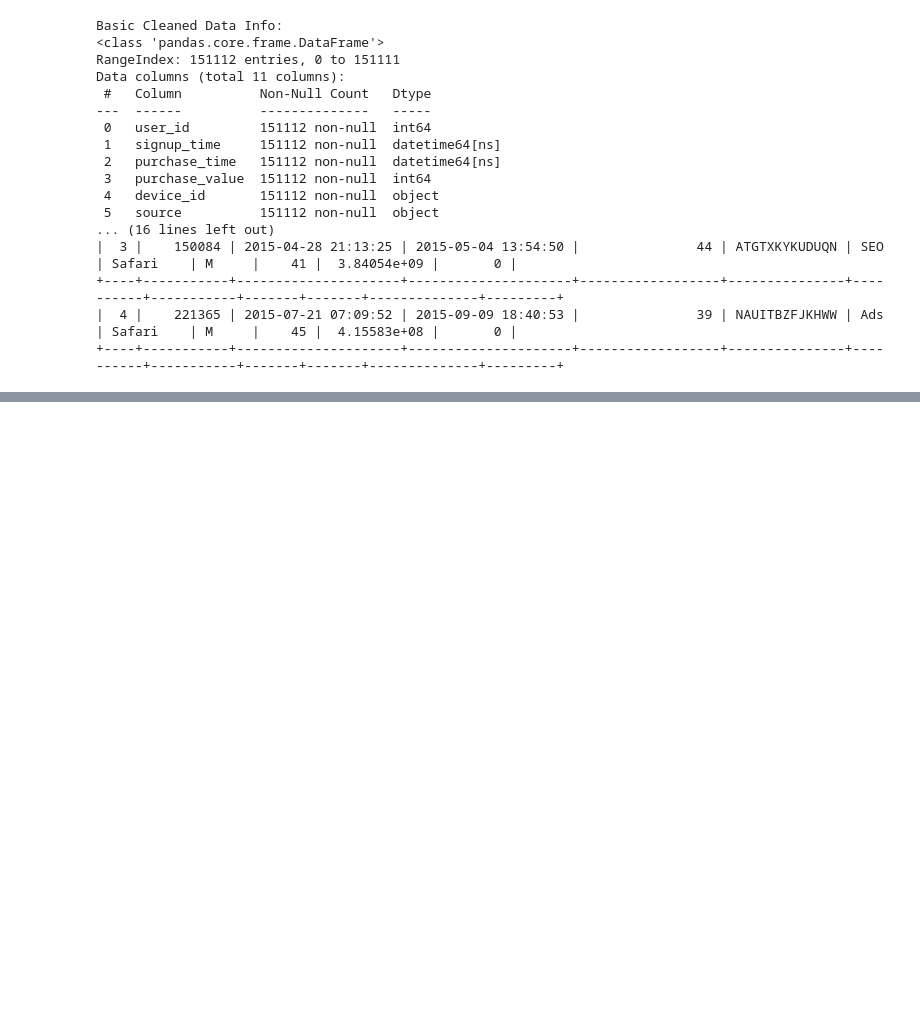
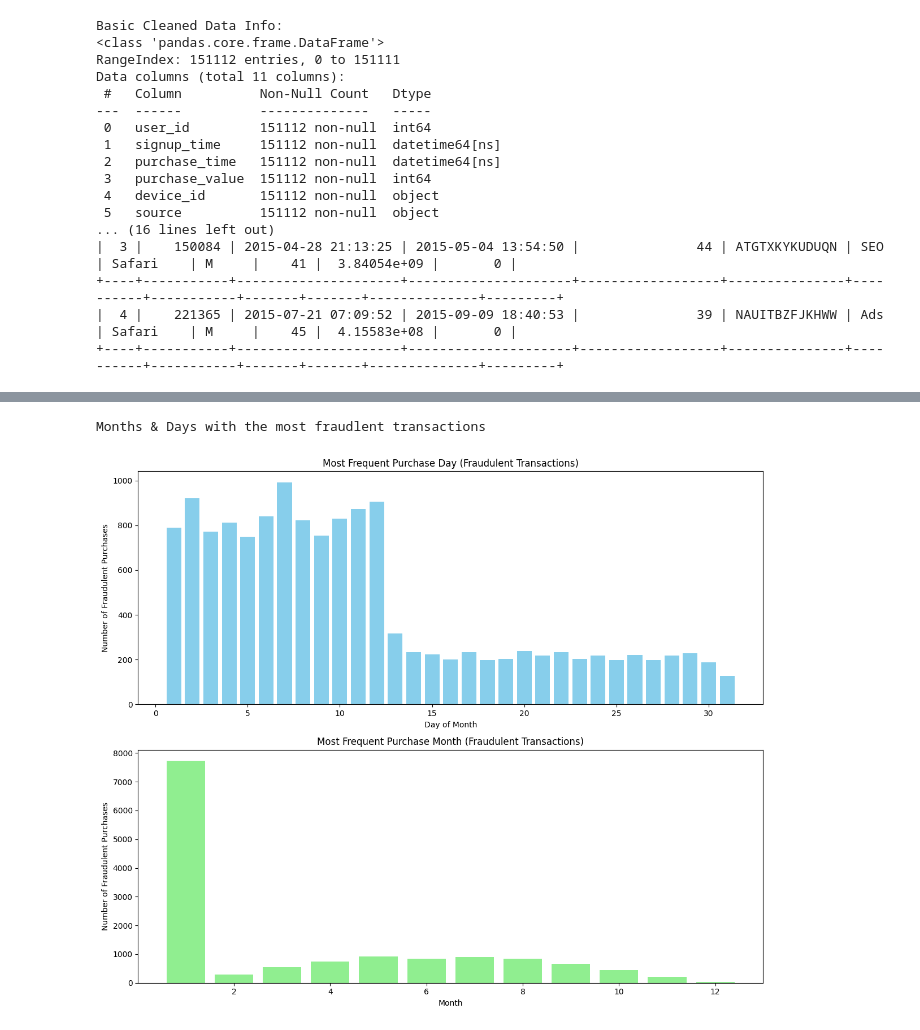
Before and after one commit to Elshaday97/fraud-detection-week-5-and-6, a Jupyter notebook: notebooks/eda-fraud-data.ipynb, the cells around one changed output, grey strips where cells are left out. Cells and saved outputs as stored; diff of their text form; code cells hidden in the pictures; blank space fills up the shorter version.

```diff
--- a/notebooks/eda-fraud-data.ipynb
+++ b/notebooks/eda-fraud-data.ipynb
@@ -104,0 +173,29 @@ Data columns (total 11 columns):
+# %%
+print("Months & Days with the most fraudlent transactions")
+
+# Extract day and month
+fraud_df["purchase_day"] = fraud_df[Fraud_Data_Columns.PURCHASE_TIME.value].dt.day
+fraud_df["purchase_month"] = fraud_df[Fraud_Data_Columns.PURCHASE_TIME.value].dt.month
+
+# Count occurrences
+day_counts = fraud_df["purchase_day"].value_counts().sort_index()
+month_counts = fraud_df["purchase_month"].value_counts().sort_index()
+
+# Plot
+fig, axes = plt.subplots(2, 1, figsize=(12, 10))
+
+axes[0].bar(day_counts.index, day_counts.values, color="skyblue")
+axes[0].set_title("Most Frequent Purchase Day (Fraudulent Transactions)")
+axes[0].set_xlabel("Day of Month")
+axes[0].set_ylabel("Number of Fraudulent Purchases")
+
+axes[1].bar(month_counts.index, month_counts.values, color="lightgreen")
+axes[1].set_title("Most Frequent Purchase Month (Fraudulent Transactions)")
+axes[1].set_xlabel("Month")
+axes[1].set_ylabel("Number of Fraudulent Purchases")
+
+plt.tight_layout()
+plt.show()
+# %% [output]
+Months & Days with the most fraudlent transactions
+[figure, added]
```
Also changed, not shown: parts of 10 cells of this notebook.
